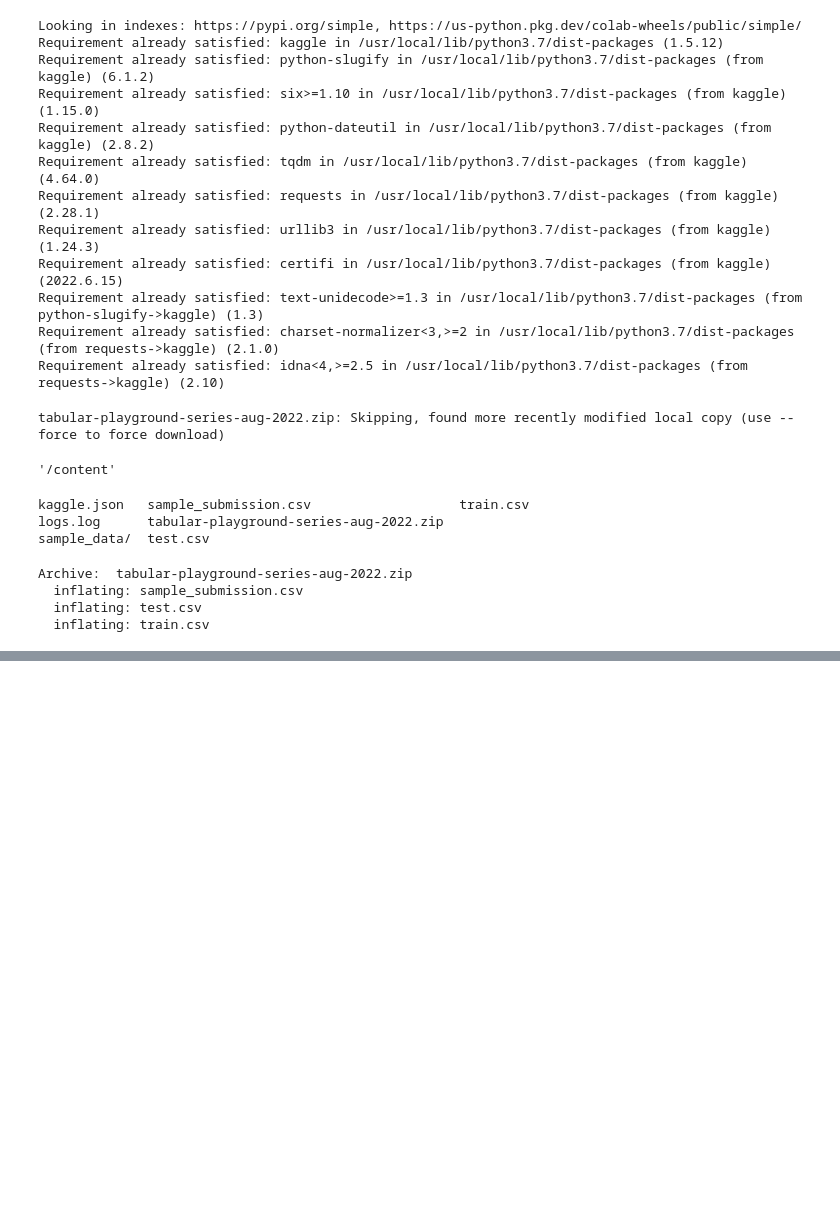
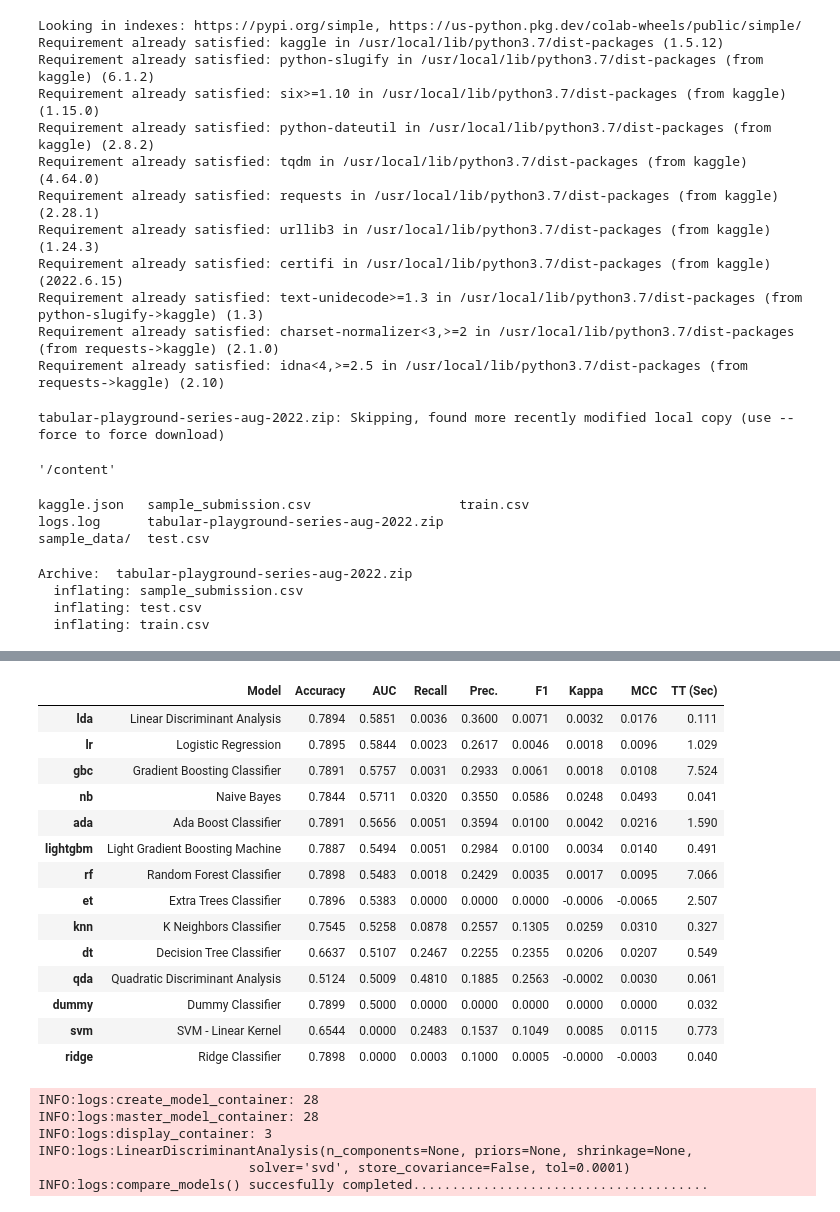
Before and after one commit to SilverSurferClash/Kaggle_Aug_July_22, a Jupyter notebook: August_2022.ipynb, the cells around one changed output, grey strips where cells are left out. Saved outputs shown, nothing was run; the diff lists cells and outputs as text; code cells hidden in the pictures; blank space fills up the shorter version.

```diff
--- a/August_2022.ipynb
+++ b/August_2022.ipynb
@@ -126,0 +165,24 @@ submission_df = pd.read_csv(data_dir / "sample_submission.csv")
+# %%
+best = compare_models(sort = 'AUC')
+# %% [output]
+|  | Model | Accuracy | AUC | Recall | Prec. | F1 | Kappa | MCC | TT (Sec) |
+| lda | Linear Discriminant Analysis | 0.7894 | 0.5851 | 0.0036 | 0.3600 | 0.0071 | 0.0032 | 0.0176 | 0.111 |
+| lr | Logistic Regression | 0.7895 | 0.5844 | 0.0023 | 0.2617 | 0.0046 | 0.0018 | 0.0096 | 1.029 |
+| gbc | Gradient Boosting Classifier | 0.7891 | 0.5757 | 0.0031 | 0.2933 | 0.0061 | 0.0018 | 0.0108 | 7.524 |
+| nb | Naive Bayes | 0.7844 | 0.5711 | 0.0320 | 0.3550 | 0.0586 | 0.0248 | 0.0493 | 0.041 |
+| ada | Ada Boost Classifier | 0.7891 | 0.5656 | 0.0051 | 0.3594 | 0.0100 | 0.0042 | 0.0216 | 1.590 |
+| lightgbm | Light Gradient Boosting Machine | 0.7887 | 0.5494 | 0.0051 | 0.2984 | 0.0100 | 0.0034 | 0.0140 | 0.491 |
+| rf | Random Forest Classifier | 0.7898 | 0.5483 | 0.0018 | 0.2429 | 0.0035 | 0.0017 | 0.0095 | 7.066 |
+| et | Extra Trees Classifier | 0.7896 | 0.5383 | 0.0000 | 0.0000 | 0.0000 | -0.0006 | -0.0065 | 2.507 |
+| knn | K Neighbors Classifier | 0.7545 | 0.5258 | 0.0878 | 0.2557 | 0.1305 | 0.0259 | 0.0310 | 0.327 |
+| dt | Decision Tree Classifier | 0.6637 | 0.5107 | 0.2467 | 0.2255 | 0.2355 | 0.0206 | 0.0207 | 0.549 |
+| qda | Quadratic Discriminant Analysis | 0.5124 | 0.5009 | 0.4810 | 0.1885 | 0.2563 | -0.0002 | 0.0030 | 0.061 |
+| dummy | Dummy Classifier | 0.7899 | 0.5000 | 0.0000 | 0.0000 | 0.0000 | 0.0000 | 0.0000 | 0.032 |
+| svm | SVM - Linear Kernel | 0.6544 | 0.0000 | 0.2483 | 0.1537 | 0.1049 | 0.0085 | 0.0115 | 0.773 |
+| ridge | Ridge Classifier | 0.7898 | 0.0000 | 0.0003 | 0.1000 | 0.0005 | -0.0000 | -0.0003 | 0.040 |
+INFO:logs:create_model_container: 28
+INFO:logs:master_model_container: 28
+INFO:logs:display_container: 3
+INFO:logs:LinearDiscriminantAnalysis(n_components=None, priors=None, shrinkage=None,
+                           solver='svd', store_covariance=False, tol=0.0001)
+INFO:logs:compare_models() succesfully completed......................................
```
Also changed, not shown: parts of 3 cells of this notebook.
